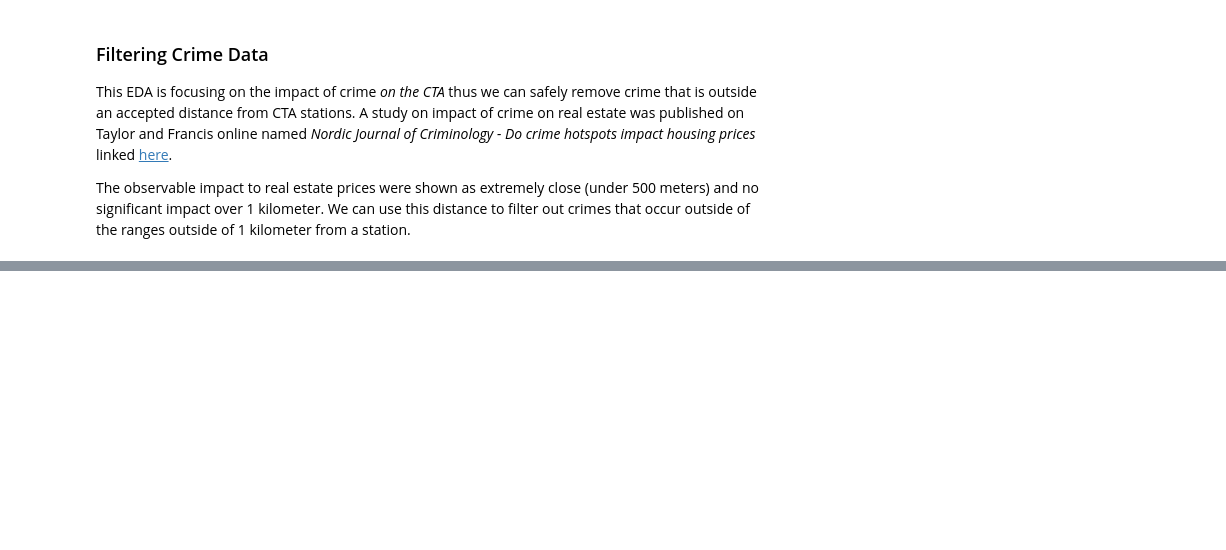
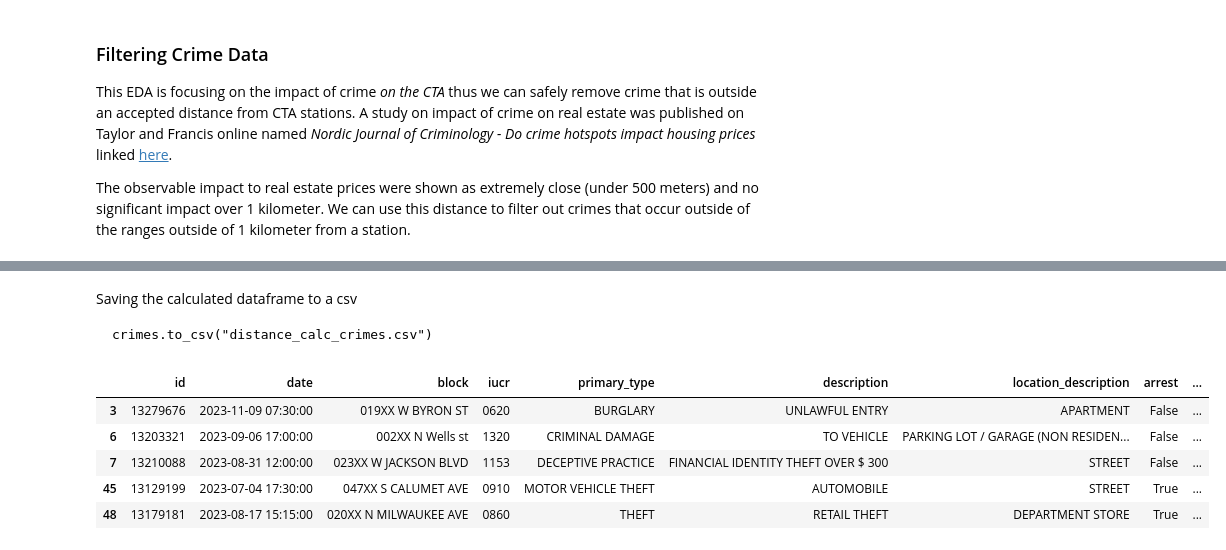
Before and after one commit to ascrivs/cta-analysis, a Jupyter notebook: cta-eda.ipynb, the cells around one changed output, grey strips where cells are left out. Saved outputs shown, nothing was run; the diff lists cells and outputs as text; code cells hidden in the pictures; blank space fills up the shorter version.

`````diff
--- a/cta-eda.ipynb
+++ b/cta-eda.ipynb
@@ -549,0 +532,6 @@ array(['Austin-Forest Park', 'Harlem-Lake', 'Pulaski-Lake',
+# %% [markdown]
+Saving the calculated dataframe to a csv
+
+```
+crimes.to_csv("distance_calc_crimes.csv")
+````
@@ -549,0 +540,18 @@ array(['Austin-Forest Park', 'Harlem-Lake', 'Pulaski-Lake',
+# %%
+# Function that creates a mask for distance of crime from the coordinates of the L stops
+
+def dist_compare(row, dist):
+    return any([x < dist for x in row])
+
+crime_mask = crimes.iloc[:,18::].apply(dist_compare,axis=1,args=[0.4])
+
+crimes_500 = crimes[crime_mask].copy()
+# %%
+crimes_500.head()
+# %% [output]
+|  | id | date | block | iucr | primary_type | description | location_description | arrest | ... |
+| 3 | 13279676 | 2023-11-09 07:30:00 | 019XX W BYRON ST | 0620 | BURGLARY | UNLAWFUL ENTRY | APARTMENT | False | ... |
+| 6 | 13203321 | 2023-09-06 17:00:00 | 002XX N Wells st | 1320 | CRIMINAL DAMAGE | TO VEHICLE | PARKING LOT / GARAGE (NON RESIDEN... | False | ... |
+| 7 | 13210088 | 2023-08-31 12:00:00 | 023XX W JACKSON BLVD | 1153 | DECEPTIVE PRACTICE | FINANCIAL IDENTITY THEFT OVER $ 300 | STREET | False | ... |
+| 45 | 13129199 | 2023-07-04 17:30:00 | 047XX S CALUMET AVE | 0910 | MOTOR VEHICLE THEFT | AUTOMOBILE | STREET | True | ... |
+| 48 | 13179181 | 2023-08-17 15:15:00 | 020XX N MILWAUKEE AVE | 0860 | THEFT | RETAIL THEFT | DEPARTMENT STORE | True | ... |
`````
Also changed, not shown: parts of 22 cells of this notebook, 1 other file.
